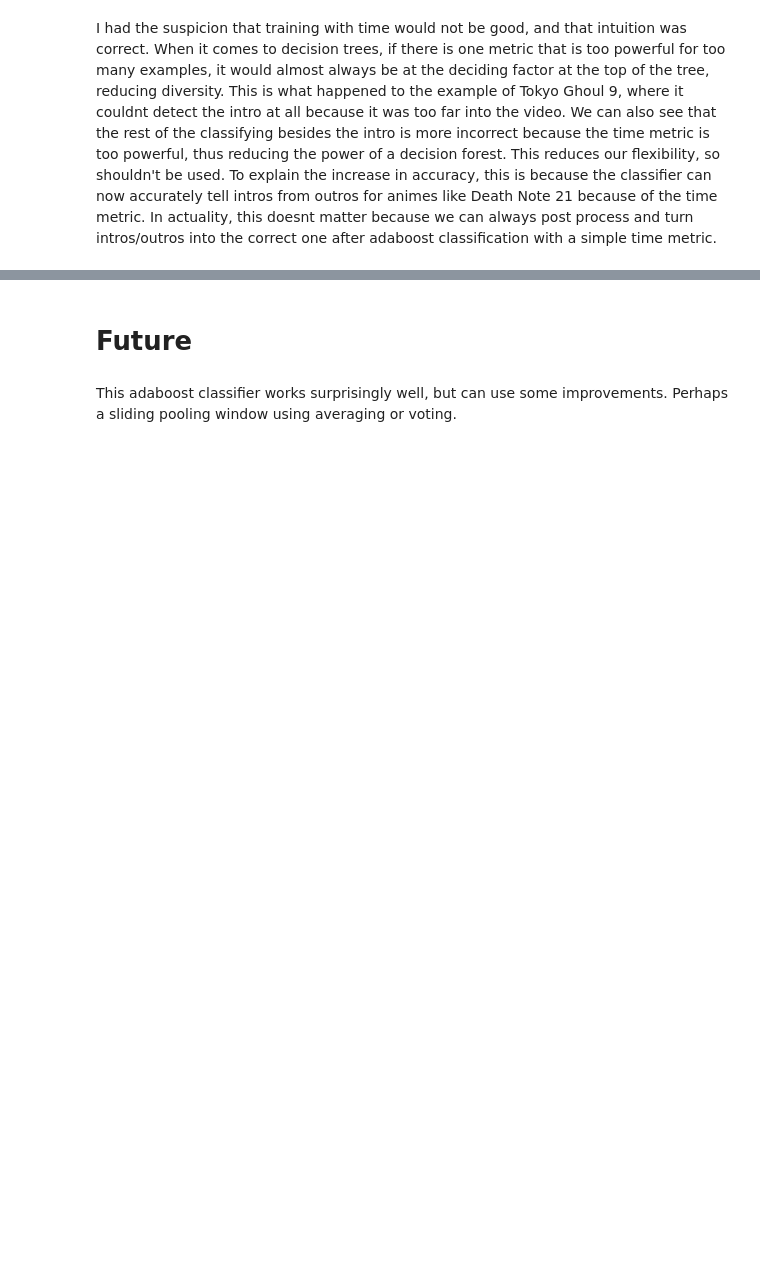
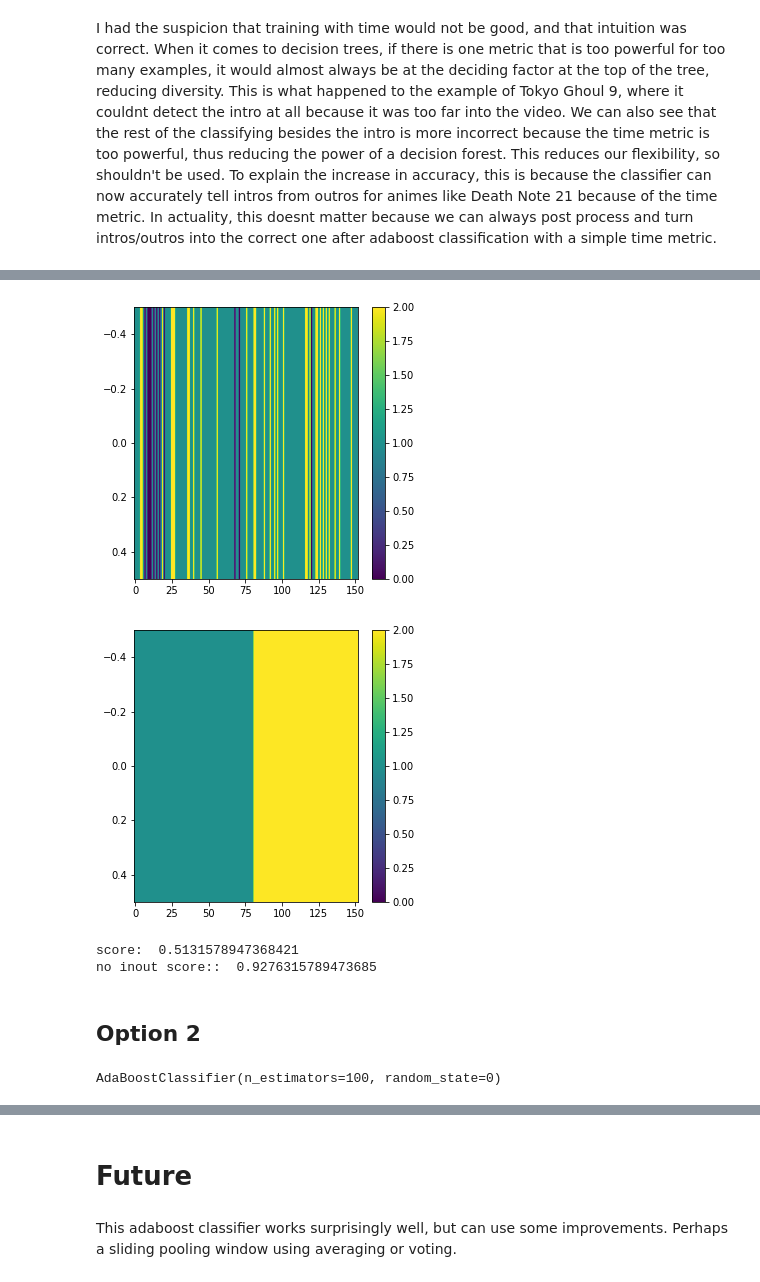
Before and after one commit to ezhang887/animintro, a Jupyter notebook: vggish_features.ipynb, the cells around one changed output, grey strips where cells are left out. Drawn from its saved outputs; the diff is of its cells as text; code cells hidden in the pictures; blank space fills up the shorter version.

```diff
--- a/vggish_features.ipynb
+++ b/vggish_features.ipynb
@@ -348,0 +455,23 @@ I had the suspicion that training with time would not be good, and that intuitio
+# %%
+fn = 'Death_Note_21'
+y = data.labels96[fn].cpu().numpy()
+y_pred = clf.predict(data.features[fn].cpu().numpy())
+ry, ry_pred = keep(y, y_pred)
+
+plt.imshow(np.asarray(ry_pred).reshape((1,-1)), aspect='auto')
+plt.colorbar()
+plt.show()
+plt.imshow(np.asarray(ry).reshape((1,-1)), aspect='auto')
+plt.clim(0,2)
+plt.colorbar()
+plt.show()
+
+print('score: ', sklearn.metrics.accuracy_score(ry, ry_pred))
+print('no inout score:: ', sklearn.metrics.accuracy_score(to_one(ry), to_one(ry_pred)))
+# %% [output]
+[figure, added]
+[figure, added]
+score:  0.5131578947368421
+no inout score::  0.9276315789473685
+# %% [markdown]
+## Option 2
@@ -348,0 +491,4 @@ I had the suspicion that training with time would not be good, and that intuitio
+# %%
+clf.fit(X,y)
+# %% [output]
+AdaBoostClassifier(n_estimators=100, random_state=0)
```
Also changed, not shown: parts of 68 cells of this notebook.
